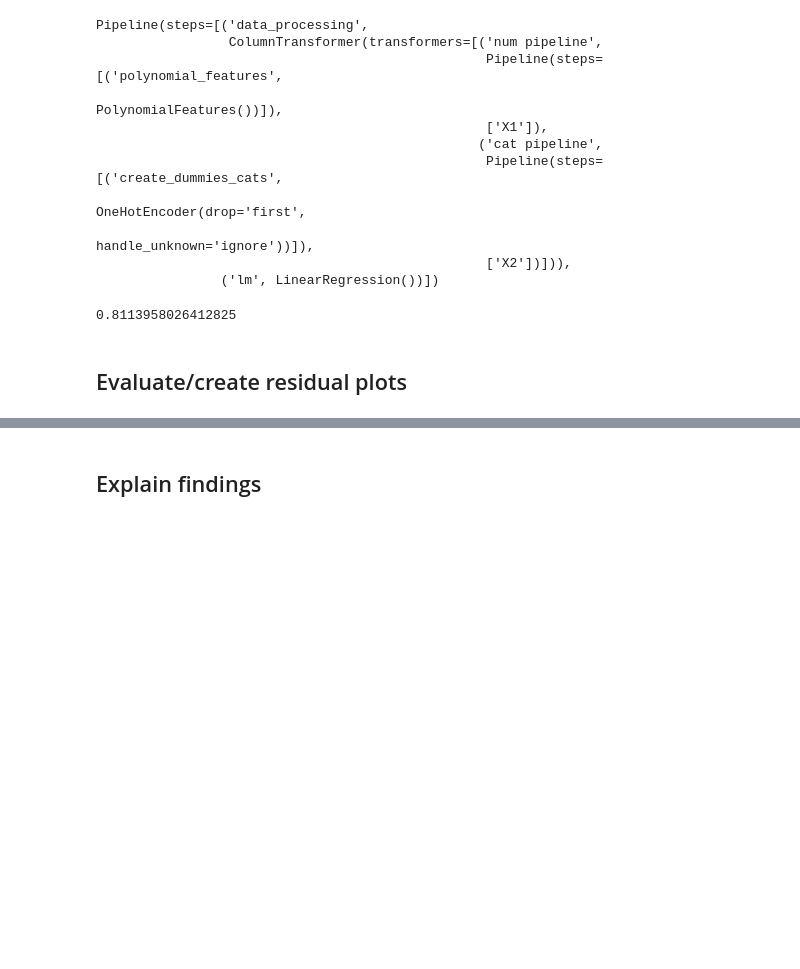
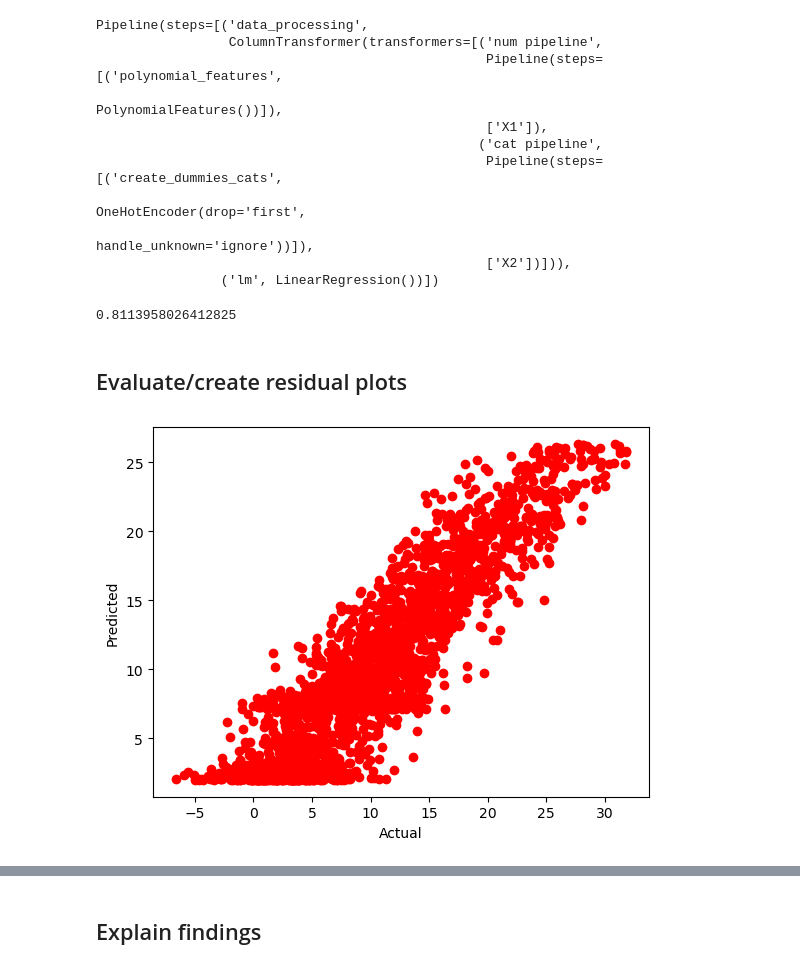
Before and after one commit to palak126/DS602, a Jupyter notebook: weel04/week4 - regression lab.ipynb, the cells around one changed output, grey strips where cells are left out. Saved outputs shown, nothing was run; the diff lists cells and outputs as text; code cells hidden in the pictures; blank space fills up the shorter version.

```diff
--- a/weel04/week4 - regression lab.ipynb
+++ b/weel04/week4 - regression lab.ipynb
@@ -393,3 +393,12 @@ modeling_pipeline.score(X_test, y_test)
 ## Evaluate/create residual plots
 # %%
 y_pred = modeling_pipeline.predict(X_test)
+# %%
+import matplotlib.pyplot as plt
+
+plt.plot(y_test, y_pred, 'ro')
+plt.xlabel('Actual')
+plt.ylabel('Predicted')
+plt.show()
+# %% [output]
+[figure, added]
```
Also changed, not shown: parts of 6 cells of this notebook.
